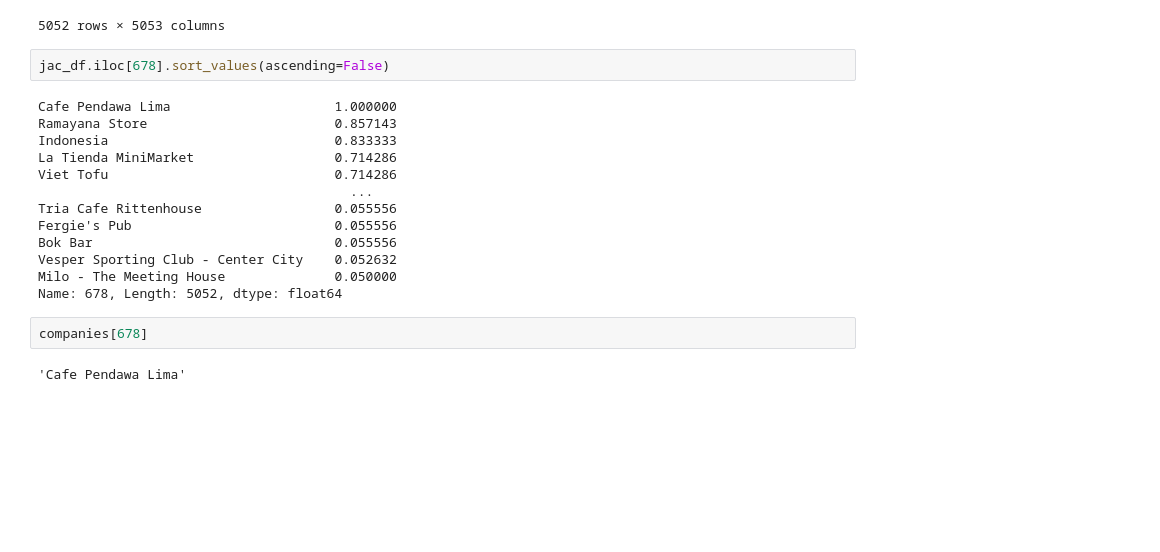
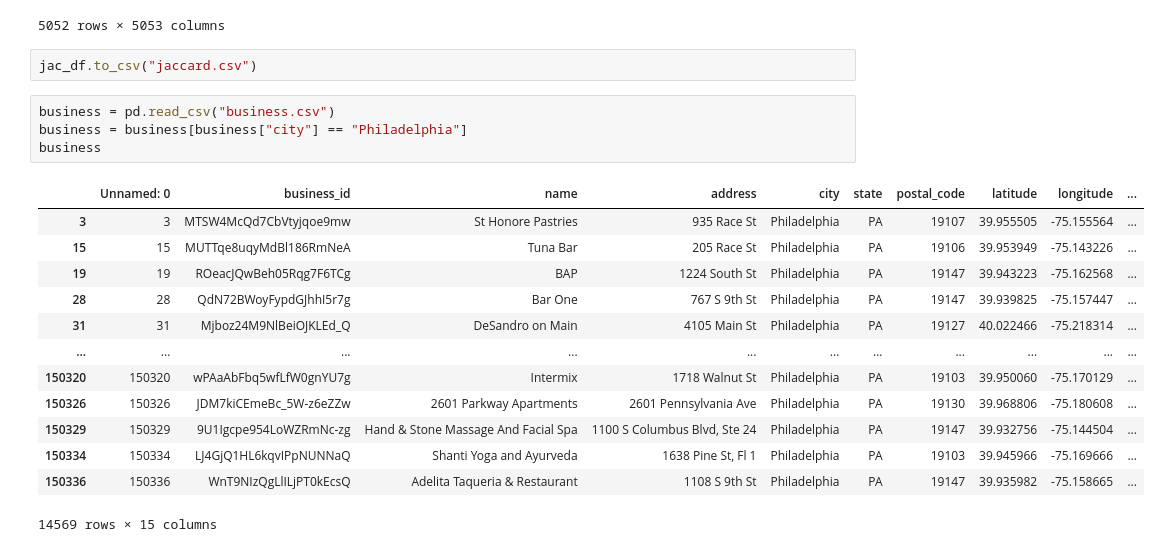
Before and after one commit to brookewu/4300Project, a Jupyter notebook: preliminary_work/generate_jaccard.ipynb, the cells around one changed output. Cells and saved outputs as stored; diff of their text form; blank space fills up the shorter version.

Commit message:
Minor updates for generating jaccard

```diff
--- a/preliminary_work/generate_jaccard.ipynb
+++ b/preliminary_work/generate_jaccard.ipynb
@@ -130,22 +130,23 @@ jac_df
 | 5050 | 0.142857 | 0.500000 | 0.500000 | 0.090909 | 0.111111 | 0.125000 | ... |
 | 5051 | 0.166667 | 0.333333 | 0.333333 | 0.222222 | 0.125000 | 0.142857 | ... |
 5052 rows × 5053 columns
-# %%
-jac_df.iloc[678].sort_values(ascending=False)
-# %% [output]
-Cafe Pendawa Lima                     1.000000
-Ramayana Store                        0.857143
-Indonesia                             0.833333
-La Tienda MiniMarket                  0.714286
-Viet Tofu                             0.714286
-                                        ...
-Tria Cafe Rittenhouse                 0.055556
-Fergie's Pub                          0.055556
-Bok Bar                               0.055556
-Vesper Sporting Club - Center City    0.052632
-Milo - The Meeting House              0.050000
-Name: 678, Length: 5052, dtype: float64
-# %%
-companies[678]
-# %% [output]
-'Cafe Pendawa Lima'
+# %%
+jac_df.to_csv("jaccard.csv")
+# %%
+business = pd.read_csv("business.csv")
+business = business[business["city"] == "Philadelphia"]
+business
+# %% [output]
+|  | Unnamed: 0 | business_id | name | address | city | state | postal_code | latitude | longitude | ... |
+| 3 | 3 | MTSW4McQd7CbVtyjqoe9mw | St Honore Pastries | 935 Race St | Philadelphia | PA | 19107 | 39.955505 | -75.155564 | ... |
+| 15 | 15 | MUTTqe8uqyMdBl186RmNeA | Tuna Bar | 205 Race St | Philadelphia | PA | 19106 | 39.953949 | -75.143226 | ... |
+| 19 | 19 | ROeacJQwBeh05Rqg7F6TCg | BAP | 1224 South St | Philadelphia | PA | 19147 | 39.943223 | -75.162568 | ... |
+| 28 | 28 | QdN72BWoyFypdGJhhI5r7g | Bar One | 767 S 9th St | Philadelphia | PA | 19147 | 39.939825 | -75.157447 | ... |
+| 31 | 31 | Mjboz24M9NlBeiOJKLEd_Q | DeSandro on Main | 4105 Main St | Philadelphia | PA | 19127 | 40.022466 | -75.218314 | ... |
+| ... | ... | ... | ... | ... | ... | ... | ... | ... | ... | ... |
+| 150320 | 150320 | wPAaAbFbq5wfLfW0gnYU7g | Intermix | 1718 Walnut St | Philadelphia | PA | 19103 | 39.950060 | -75.170129 | ... |
+| 150326 | 150326 | JDM7kiCEmeBc_5W-z6eZZw | 2601 Parkway Apartments | 2601 Pennsylvania Ave | Philadelphia | PA | 19130 | 39.968806 | -75.180608 | ... |
+| 150329 | 150329 | 9U1Igcpe954LoWZRmNc-zg | Hand & Stone Massage And Facial Spa | 1100 S Columbus Blvd, Ste 24 | Philadelphia | PA | 19147 | 39.932756 | -75.144504 | ... |
+| 150334 | 150334 | LJ4GjQ1HL6kqvIPpNUNNaQ | Shanti Yoga and Ayurveda | 1638 Pine St, Fl 1 | Philadelphia | PA | 19103 | 39.945966 | -75.169666 | ... |
+| 150336 | 150336 | WnT9NIzQgLlILjPT0kEcsQ | Adelita Taqueria & Restaurant | 1108 S 9th St | Philadelphia | PA | 19147 | 39.935982 | -75.158665 | ... |
+14569 rows × 15 columns
```
Also changed, not shown: parts of 4 cells of this notebook.
